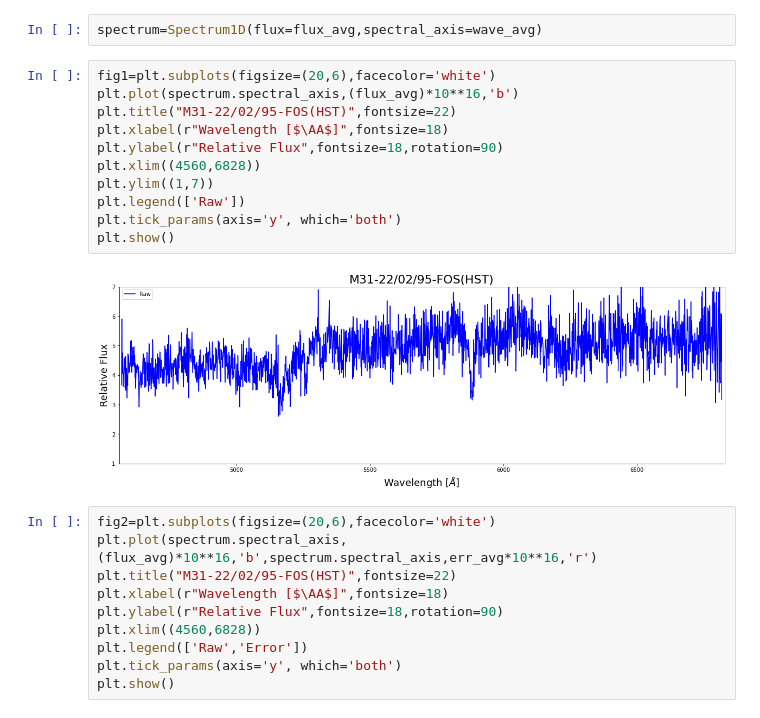
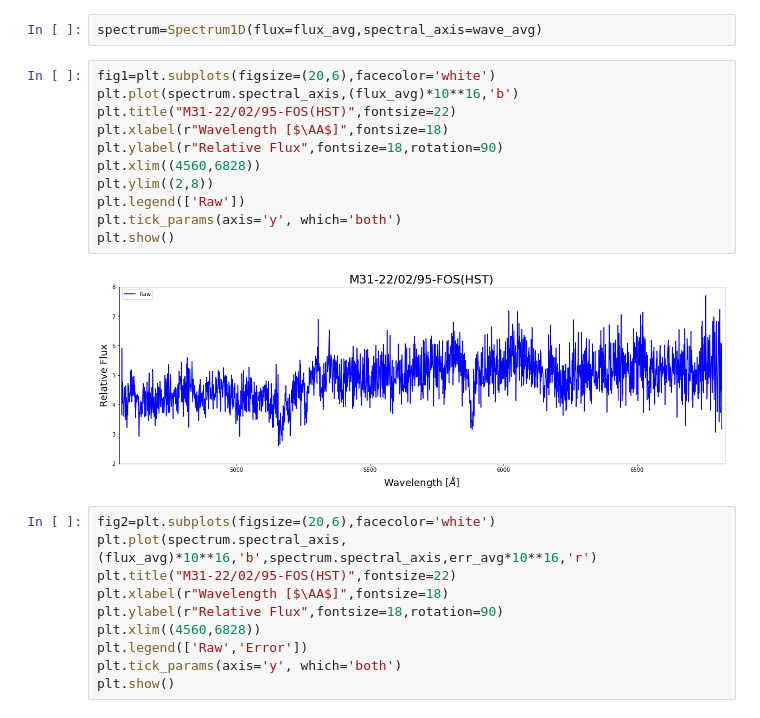
Before and after one commit to vaammpyy/M31-Spectra-Analysis, a Jupyter notebook: Spectra reduction.ipynb, the cells around one changed output. Cells and saved outputs as stored; diff of their text form.

Commit message:
Changed the 'Y' limit of the plot

```diff
--- a/Spectra reduction.ipynb
+++ b/Spectra reduction.ipynb
@@ -116,16 +116,16 @@ spectrum=Spectrum1D(flux=flux_avg,spectral_axis=wave_avg)
 # %%
 fig1=plt.subplots(figsize=(20,6),facecolor='white')
 plt.plot(spectrum.spectral_axis,(flux_avg)*10**16,'b')
 plt.title("M31-22/02/95-FOS(HST)",fontsize=22)
 plt.xlabel(r"Wavelength [$\AA$]",fontsize=18)
 plt.ylabel(r"Relative Flux",fontsize=18,rotation=90)
 plt.xlim((4560,6828))
-plt.ylim((1,7))
+plt.ylim((2,8))
 plt.legend(['Raw'])
 plt.tick_params(axis='y', which='both')
 plt.show()
 # %% [output]
-[figure, old version]
+[figure, new version]
 # %%
 fig2=plt.subplots(figsize=(20,6),facecolor='white')
 plt.plot(spectrum.spectral_axis,(flux_avg)*10**16,'b',spectrum.spectral_axis,err_avg*10**16,'r')
```
